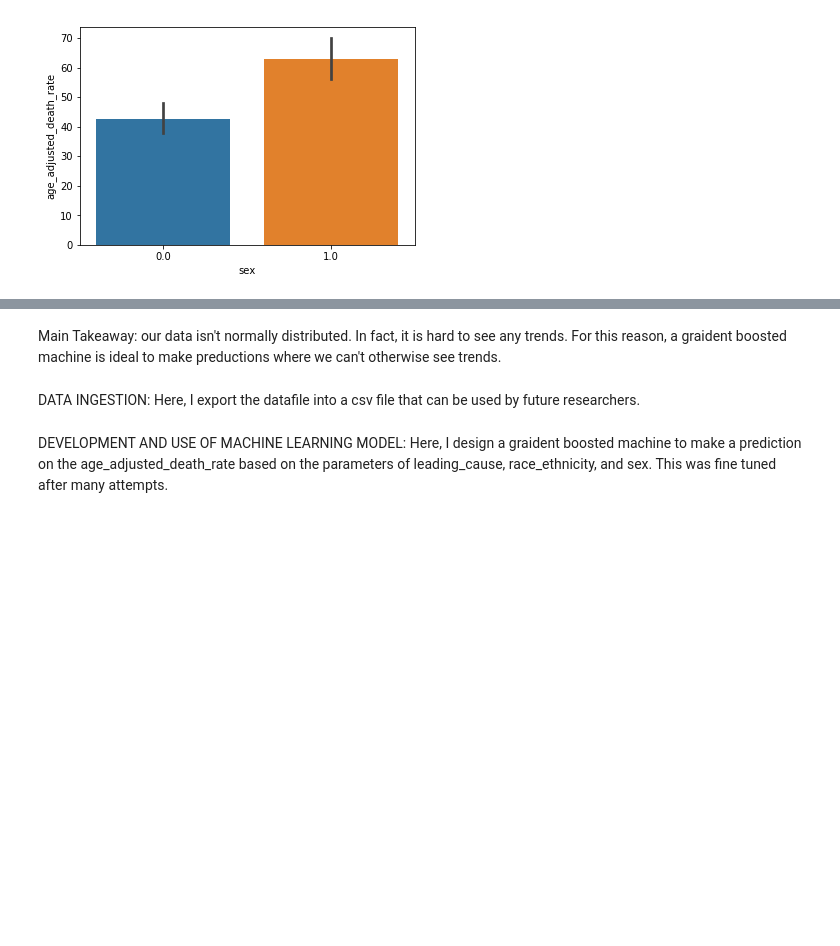
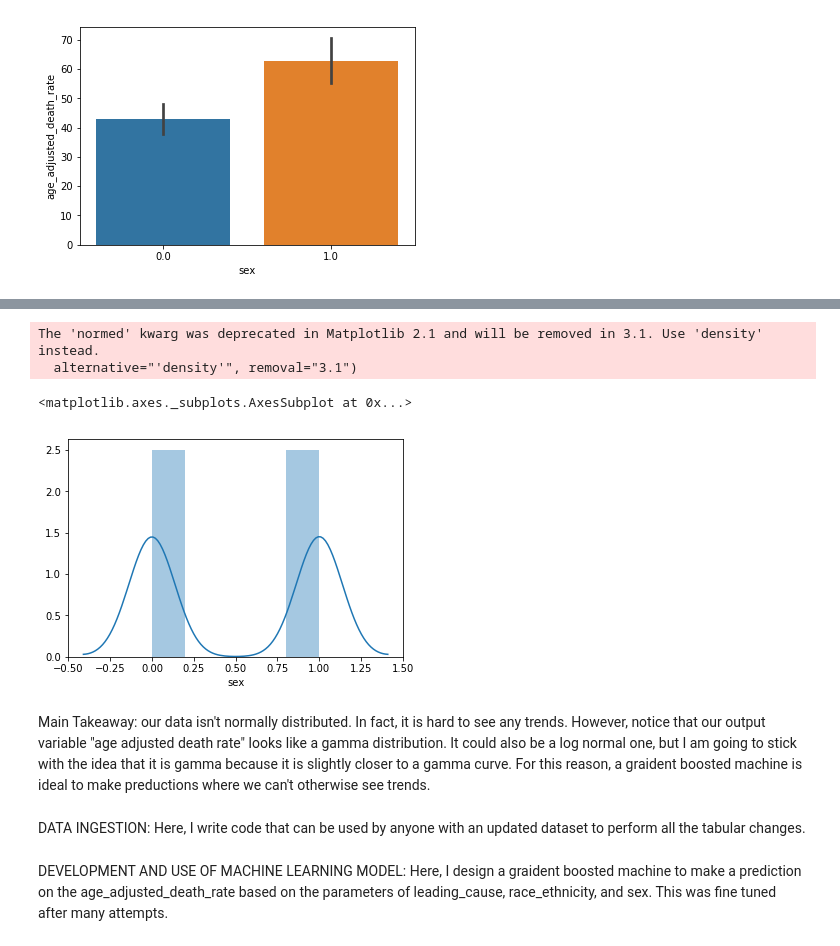
Before and after one commit to Walid-Rahman/NYC-Death-Rate-Predictor, a Jupyter notebook: NYC_Death_Rate_Pipeline.ipynb, the cells around one changed output, grey strips where cells are left out. Drawn from its saved outputs; the diff is of its cells as text; code cells hidden in the pictures; blank space fills up the shorter version.

```diff
--- a/NYC_Death_Rate_Pipeline.ipynb
+++ b/NYC_Death_Rate_Pipeline.ipynb
@@ -319,4 +338,11 @@ dx = sns.barplot(sex, aadr) #sex vs death rate
+# %%
+sns.distplot(sex) #What did I even expect... there are only two options in our dataset for sex.
+# %% [output]
+The 'normed' kwarg was deprecated in Matplotlib 2.1 and will be removed in 3.1. Use 'density' instead.
+  alternative="'density'", removal="3.1")
+<matplotlib.axes._subplots.AxesSubplot at 0x...>
+[figure, added]
 # %% [markdown]
-Main Takeaway: our data isn't normally distributed. In fact, it is hard to see any trends. For this reason, a graident boosted machine is ideal to make preductions where we can't otherwise see trends.
+Main Takeaway: our data isn't normally distributed. In fact, it is hard to see any trends. However, notice that our output variable "age adjusted death rate" looks like a gamma distribution. It could also be a log normal one, but I am going to stick with the idea that it is gamma because it is slightly closer to a gamma curve. For this reason, a graident boosted machine is ideal to make preductions where we can't otherwise see trends.
 # %% [markdown]
-DATA INGESTION: Here, I export the datafile into a csv file that can be used by future researchers.
+DATA INGESTION: Here, I write code that can be used by anyone with an updated dataset to perform all the tabular changes.
```
Also changed, not shown: parts of 16 cells of this notebook, 1 other file.
